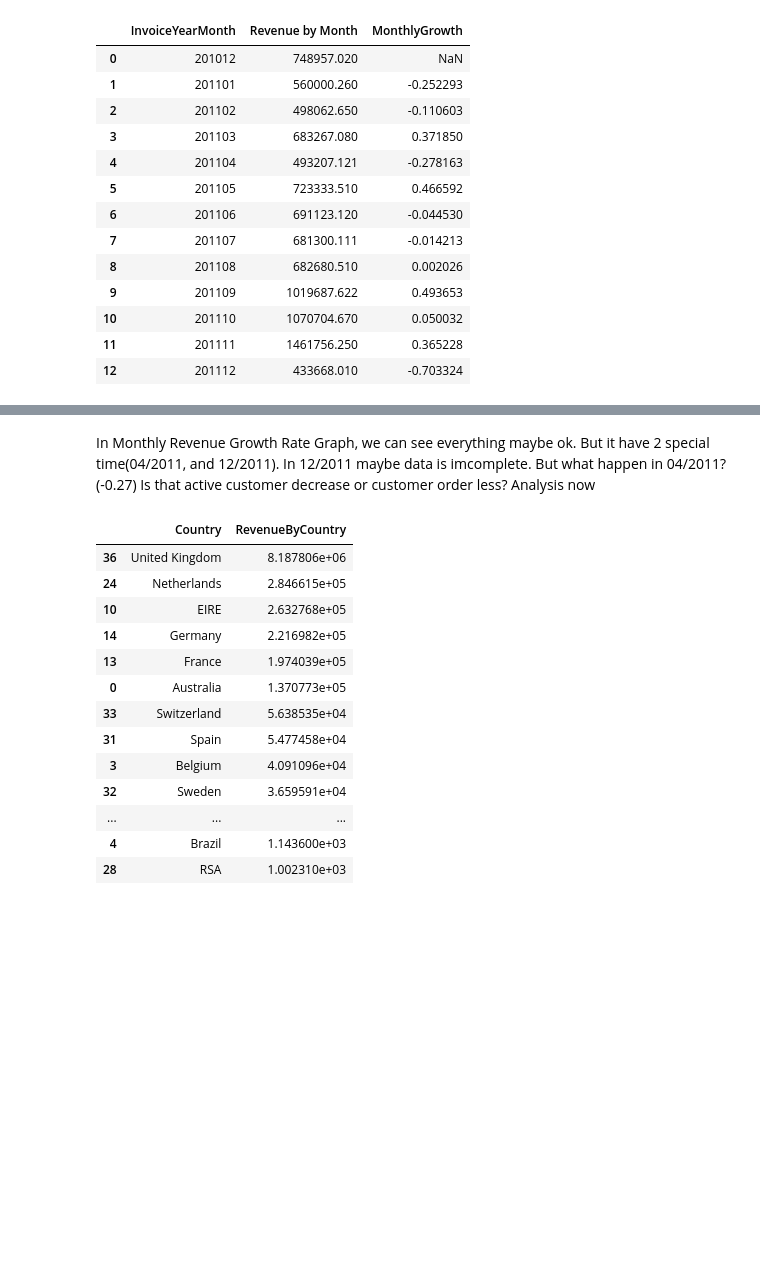
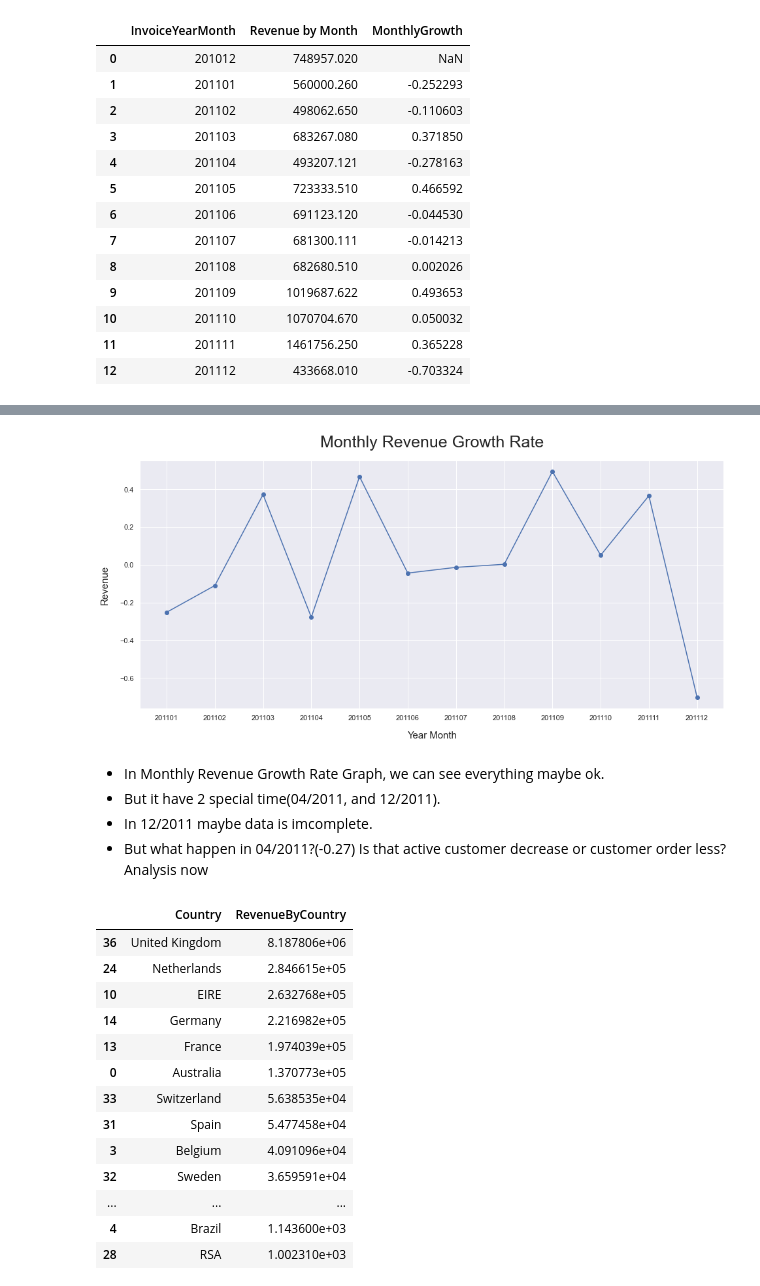
Before and after one commit to baotran306/Online-Retail-Dataset-Report, a Jupyter notebook: OnlineRetail_Explore.ipynb, the cells around one changed output, grey strips where cells are left out. Saved outputs shown, nothing was run; the diff lists cells and outputs as text; code cells hidden in the pictures; blank space fills up the shorter version.

```diff
--- a/OnlineRetail_Explore.ipynb
+++ b/OnlineRetail_Explore.ipynb
@@ -117,7 +87,18 @@ pyoff.iplot(fig)
+# %%
+plt.figure(figsize=(16,7))
+plt.plot(rev_month_plot['InvoiceYearMonth'].astype('str'), rev_month_plot['MonthlyGrowth'], '-o')
+plt.xticks(rotation=0)
+plt.xlabel('Year Month', labelpad=15, fontsize=15)
+plt.ylabel('Revenue',labelpad=15, fontsize=15)
+plt.title('Monthly Revenue Growth Rate', pad=20, fontsize=25)
+plt.show()
+# %% [output]
+[figure, added]
 # %% [markdown]
-In Monthly Revenue Growth Rate Graph, we can see everything maybe ok.
-But it have 2 special time(04/2011, and 12/2011).
-In 12/2011 maybe data is imcomplete. But what happen in 04/2011?(-0.27) Is that active customer decrease or customer order less?
+- In Monthly Revenue Growth Rate Graph, we can see everything maybe ok.
+- But it have 2 special time(04/2011, and 12/2011).
+- In 12/2011 maybe data is imcomplete.
+- But what happen in 04/2011?(-0.27) Is that active customer decrease or customer order less?
 Analysis now
 # %%
 # Revenue by country
```
Also changed, not shown: parts of 38 cells of this notebook.
